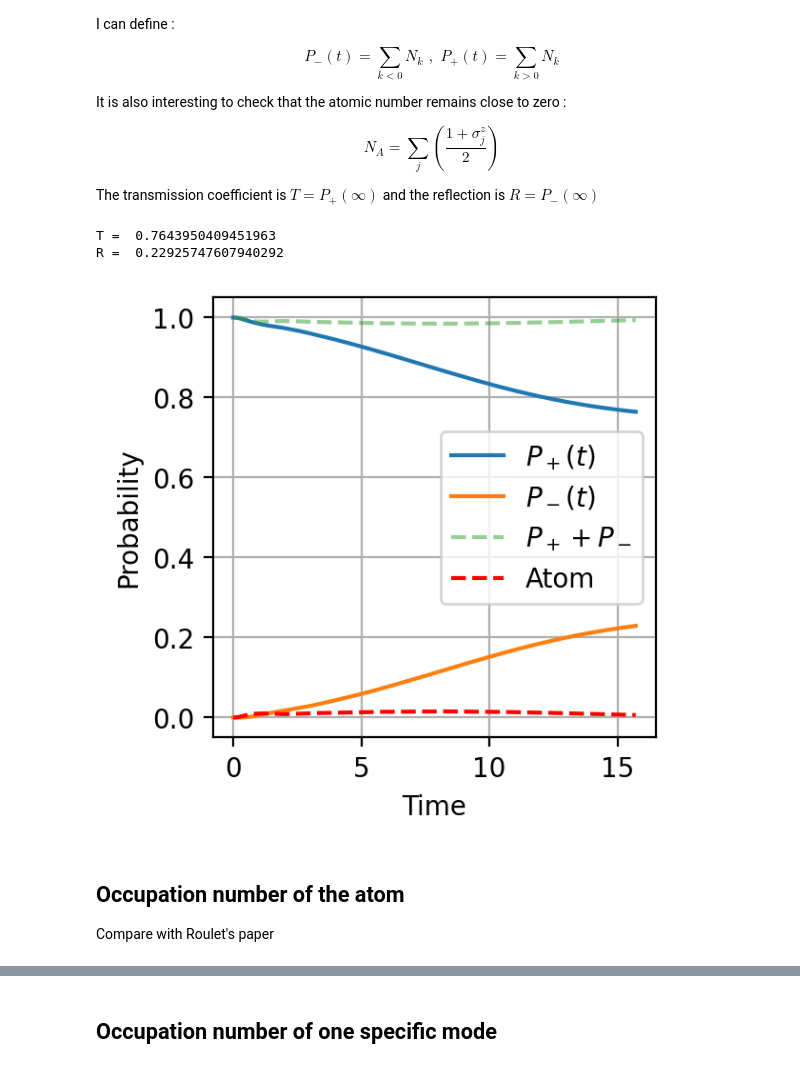
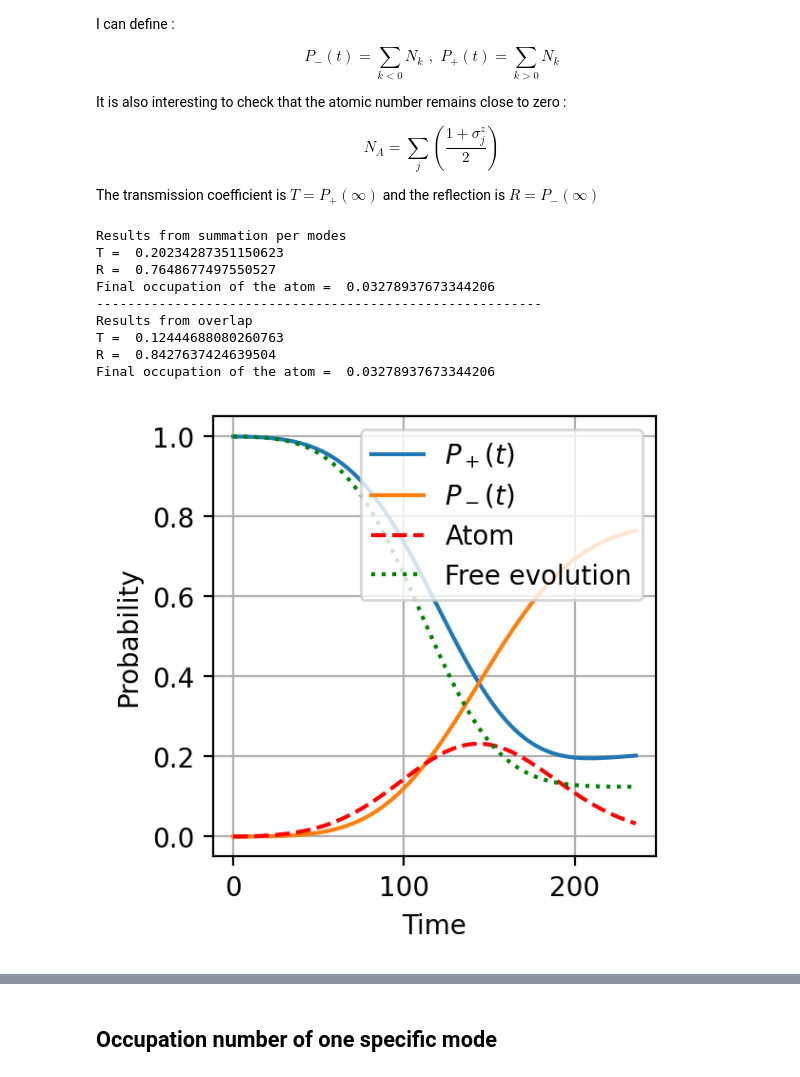
Before and after one commit to rpiron/nii_internship, a Jupyter notebook: single_photon_scattering/simu_mirror.ipynb, the cells around one changed output, grey strips where cells are left out. Drawn from its saved outputs; the diff is of its cells as text; code cells hidden in the pictures.

```diff
--- a/single_photon_scattering/simu_mirror.ipynb
+++ b/single_photon_scattering/simu_mirror.ipynb
@@ -155,15 +150,2 @@ omega_0_m =  2.5  and omega_0_p =  7.5
 # %% [markdown]
 Now, run the function
-# %%
-omega_0 = omega_0_p
-
-omega_max = 2*omega_A
-omega_max_axis = 10*omega_A
-
-print("Coupling parameter at atom frequency: ", g_0*np.sqrt(omega_A / L))
-print("delta_k = ", 2*pi/L)
-print("number of time points = ", int(T/dt))
-
-times, k_tab, N_k_tab, N_A_tab  = get_data_mirror(L, T, dt, omega_0, omega_A, omega_max, n_A, g_0, x_A, sigma, x_0, print_nb_modes=True)
-
-N_k_tab = np.array(N_k_tab)
@@ -185,0 +152,2 @@ Total run time:   0.42s
+# %%
+times, k_tab, N_k_t, N_A_t, overlap_free_evol = get_data_mirror(L, T, dt, omega_0, omega_A, omega_max, g_0, sigma, x_0, print_nb_modes = True)
@@ -202,40 +182,51 @@ $$ N_A = \sum_j \left(\frac{1+\sigma_j^z}{2}\right)$$
 
 The transmission coefficient is $T = P_+(\infty)$ and the reflection is $R = P_-(\infty)$
 # %%
-N_k_tab = np.array(N_k_tab)
-n_modes = len(k_tab)
-
+n_modes = N_k_t.shape[0]
 
 nb_pts = len(times)
 P_p = np.zeros(nb_pts)
 P_m = np.zeros(nb_pts)
 
 for t in range(nb_pts):
     for i in range(n_modes):
         if k_tab[i] > 0:
-            P_p[t] += N_k_tab[i,t]
+            P_p[t] += N_k_t[i,t]
         else:
-            P_m[t] += N_k_tab[i,t]
+            P_m[t] += N_k_t[i,t]
 
+
+print("Results from summation per modes")
 print("T = ", P_p[-1])
 print("R = ", P_m[-1])
+print("Final occupation of the atom = ", N_A_t[-1])
+print("---------------------------------------------------------")
+print("Results from overlap")
+print("T = ", overlap_free_evol[-1])
+print("R = ", 1- overlap_free_evol[-1]- N_A_t[-1])
+print("Final occupation of the atom = ", N_A_t[-1])
+
 
 fig, ax = plt.subplots(1,1, figsize=(3,3), dpi=resol)
 ax.plot(times, P_p, label=r'$P_+(t)$')
 ax.plot(times, P_m, label=r'$P_-(t)$')
-ax.plot(times, P_p+P_m, label=r'$P_+ + P_-$', linestyle='--', alpha=0.5)
-ax.plot(times, N_A_tab, label='Atom', linestyle='--', color='red')
+#ax.plot(times, P_p+P_m, label=r'$P_+ + P_-$', linestyle='--', alpha=0.5)
+ax.plot(times, N_A_t, label='Atom', linestyle='--', color='red')
+ax.plot(times, overlap_free_evol, label='Free evolution', linestyle=':', color='green')
 ax.set_xlabel('Time')
 ax.set_ylabel('Probability')
 ax.legend()
 ax.grid()
 
 plt.show()
 # %% [output]
-T =  0.7643950409451963
-R =  0.22925747607940292
+Results from summation per modes
+T =  0.20234287351150623
+R =  0.7648677497550527
+Final occupation of the atom =  0.03278937673344206
+---------------------------------------------------------
+Results from overlap
+T =  0.12444688080260763
+R =  0.8427637424639504
+Final occupation of the atom =  0.03278937673344206
-[figure, old version]
+[figure, new version]
-# %% [markdown]
-<h2> Occupation number of the atom </h2>
-
-Compare with Roulet's paper
```
Also changed, not shown: parts of 33 cells of this notebook, 2 other files.
